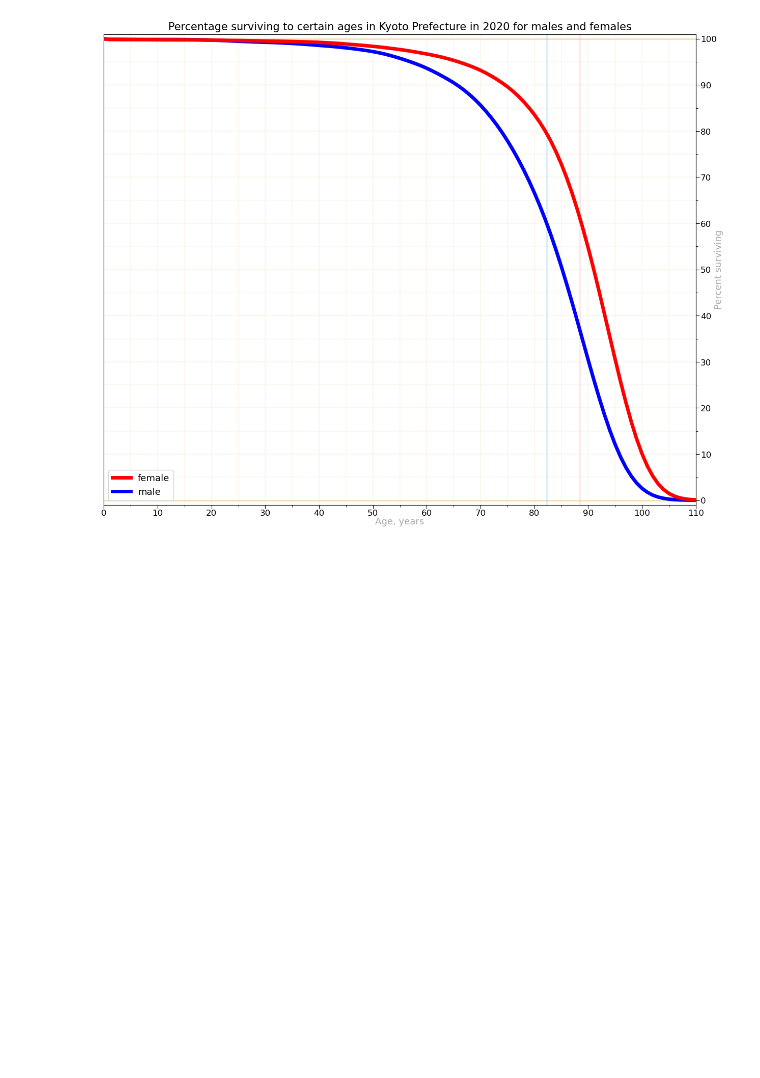
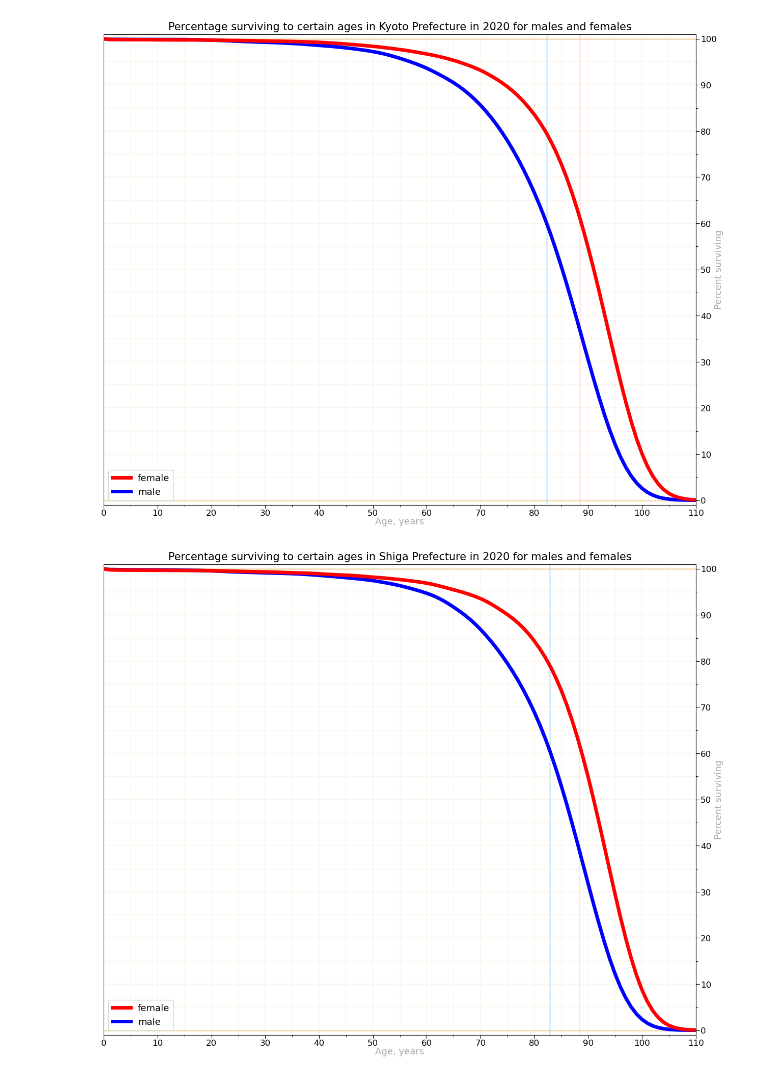
Before and after one commit to Lady3mlnm/Mini-programs-for-calculation-of-life-expectancy-in-countries, a Jupyter notebook: regions_Japan_(Life_tables)/Japan_percentage_surviving.ipynb, the cells around one changed output. Drawn from its saved outputs; the diff is of its cells as text; code cells hidden in the pictures; blank space fills up the shorter version.

```diff
--- a/regions_Japan_(Life_tables)/Japan_percentage_surviving.ipynb
+++ b/regions_Japan_(Life_tables)/Japan_percentage_surviving.ipynb
@@ -11,14 +11,14 @@ from matplotlib.ticker import MultipleLocator
 import re
 from collections import namedtuple
 # %%
-LANG = 'en'
+LANG = 'en'  # language of the chart (is setting doesn't have influence on tables)
 YEAR = 2020
 WRITE_TABLE = True
 DESTINATION_CHART = 'show'  # to where table code should be placed: 'file', 'show'
 
 NMB_PREF1 = 13        # number for Tokyo
 NMB_PREF2 = 26        # number for Kyoto
-# NMB_PREF2 = 25        # number for Shiga
+NMB_PREF3 = 25        # number for Shiga
 # %%
 # This block of code extracts name of region from CSV-file with data.
 # This name is used only to name correctly file with resuls of the script work
@@ -445,26 +456,26 @@ create_chart(df.T.loc[['females_pref1', 'males_pref1']] \
 # %%
 # chart for Kyoto Prefecture
 
-assert NMB_PREF2 == 26
-
-create_chart(df.T.loc[['females_pref2', 'males_pref2']] \
-               .rename(index={'females_pref2': 'females', 'males_pref2': 'males'}) / 1000,
-             dd_display=dd_display, ncol=1, lang=LANG,
-             title_en='Percentage surviving to certain ages in Kyoto Prefecture in 2020 for males and females',  # , overall statistics for males and females
-             title_ru='Процент выживших к определённому возрасту в префектуре Киото в 2020 для мужчин и женщин',
-             le_male=82.34, le_female=88.49,
-             file_name='Percentage Surviving to Certain Ages in Kyoto Prefecture')
+if NMB_PREF2 == 26:
+    create_chart(df.T.loc[['females_pref2', 'males_pref2']] \
+                   .rename(index={'females_pref2': 'females', 'males_pref2': 'males'}) / 1000,
+                 dd_display=dd_display, ncol=1, lang=LANG,
+                 title_en='Percentage surviving to certain ages in Kyoto Prefecture in 2020 for males and females',
+                 title_ru='Процент выживших к определённому возрасту в префектуре Киото в 2020 для мужчин и женщин',
+                 le_male=82.34, le_female=88.49,
+                 file_name='Percentage Surviving to Certain Ages in Kyoto Prefecture')
 # %% [output]
 [figure]
 # %%
-# # chart for Shiga Prefecture
+# chart for Shiga Prefecture
 
-# assert NMB_PREF2 == 25
-
-# create_chart(df.T.loc[['females_pref2', 'males_pref2']] \
-#                .rename(index={'females_pref2': 'females', 'males_pref2': 'males'}) / 1000,
-#              dd_display=dd_display, ncol=1, lang=LANG,
-#              title_en='Percentage surviving to certain ages in Shiga Prefecture in 2020 for males and females',  # , overall statistics for males and females
-#              title_ru='Процент выживших к определённому возрасту в префектуре Сига в 2020 для мужчин и женщин',
-#              le_male=82.88, le_female=88.39,
-#              file_name='Percentage Surviving to Certain Ages in Shiga Prefecture')
+if NMB_PREF3 == 25:
+    create_chart(df.T.loc[['females_pref3', 'males_pref3']] \
+                   .rename(index={'females_pref3': 'females', 'males_pref3': 'males'}) / 1000,
+                 dd_display=dd_display, ncol=1, lang=LANG,
+                 title_en='Percentage surviving to certain ages in Shiga Prefecture in 2020 for males and females',
+                 title_ru='Процент выживших к определённому возрасту в префектуре Сига в 2020 для мужчин и женщин',
+                 le_male=82.88, le_female=88.39,
+                 file_name='Percentage Surviving to Certain Ages in Shiga Prefecture')
+# %% [output]
+[figure, added]
```
Also changed, not shown: parts of 8 cells of this notebook, 3 other files.
